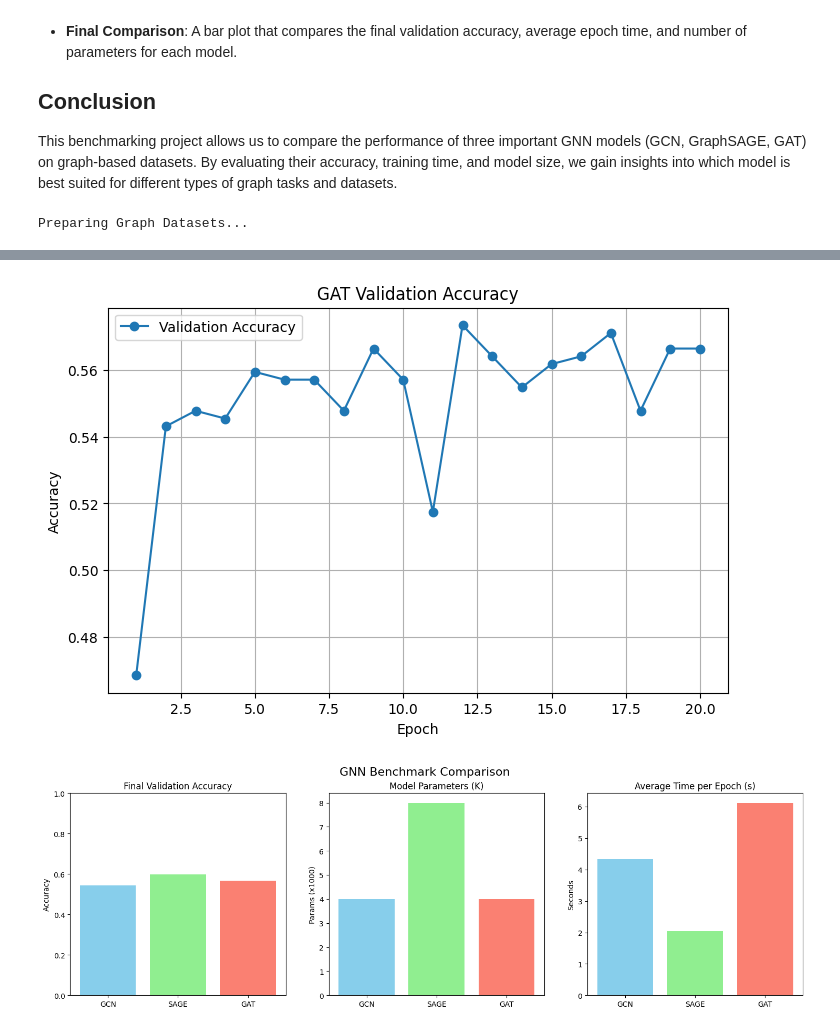
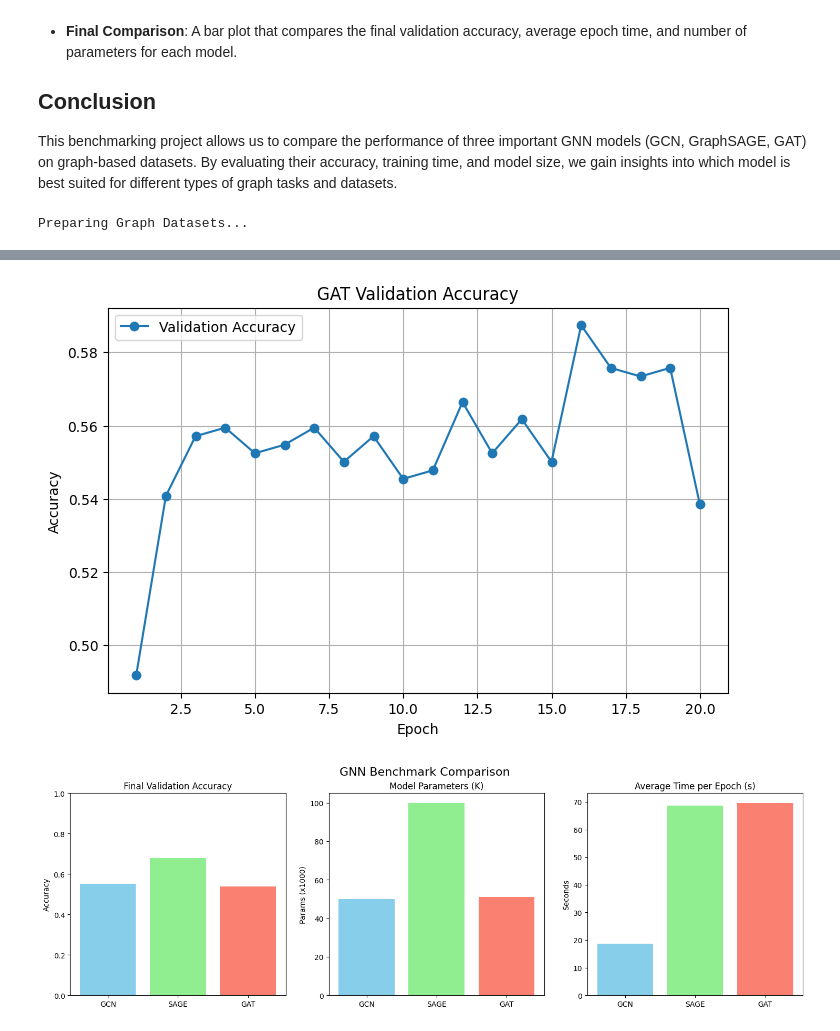
Before and after one commit to jarondlk/info-tech-fundamental-project, a Jupyter notebook: analysis_codes/4_graph.ipynb, the cells around one changed output, grey strips where cells are left out. Cells and saved outputs as stored; diff of their text form; code cells hidden in the pictures.

```diff
--- a/analysis_codes/4_graph.ipynb
+++ b/analysis_codes/4_graph.ipynb
@@ -199,19 +199,26 @@ def prepare_graph_dataset(indices):
     return graph_data
 # %%
 class GNN(torch.nn.Module):
-    def __init__(self, model_type, in_channels, hidden_channels, num_classes):
+    def __init__(self, model_type, in_channels, hidden_channels, num_classes, num_layers=4):
         super().__init__()
         Conv = {'GCN': GCNConv, 'SAGE': SAGEConv, 'GAT': GATConv}[model_type]
-        self.conv1 = Conv(in_channels, hidden_channels)
-        self.conv2 = Conv(hidden_channels, hidden_channels)
+
+        self.convs = torch.nn.ModuleList()
+        self.convs.append(Conv(in_channels, hidden_channels))
+
+        for _ in range(num_layers - 1):
+            self.convs.append(Conv(hidden_channels, hidden_channels))
+
         self.lin = torch.nn.Linear(hidden_channels, num_classes)
         self.dropout = torch.nn.Dropout(0.5)
 
     def forward(self, data):
         x, edge_index, batch = data.x, data.edge_index, data.batch
-        x = F.relu(self.conv1(x, edge_index))
-        x = self.dropout(x)
-        x = F.relu(self.conv2(x, edge_index))
+
+        for conv in self.convs:
+            x = F.relu(conv(x, edge_index))
+            x = self.dropout(x)
+
         x = global_mean_pool(x, batch)
         x = self.lin(x)
         return x
@@ -289,7 +296,7 @@ if __name__ == '__main__':
 
     for model_type in ['GCN', 'SAGE', 'GAT']:
         print(f"\nBenchmarking {model_type}...")
-        model = GNN(model_type, in_channels=3, hidden_channels=64, num_classes=num_classes).to(DEVICE)
+        model = GNN(model_type, in_channels=3, hidden_channels=128, num_classes=num_classes).to(DEVICE)
         optimizer = torch.optim.Adam(model.parameters(), lr=1e-3, weight_decay=5e-4)
 
         epoch_times = []
@@ -376,3 +383,3 @@ Epoch 20/20, Loss: 0.9781, Val Acc: 0.5664, Time: 6.15s
-[figure, old version]
+[figure, new version]
-[figure, old version]
+[figure, new version]
 Benchmark Summary:
```
Also changed, not shown: parts of 1 cell of this notebook, 8 other files.
